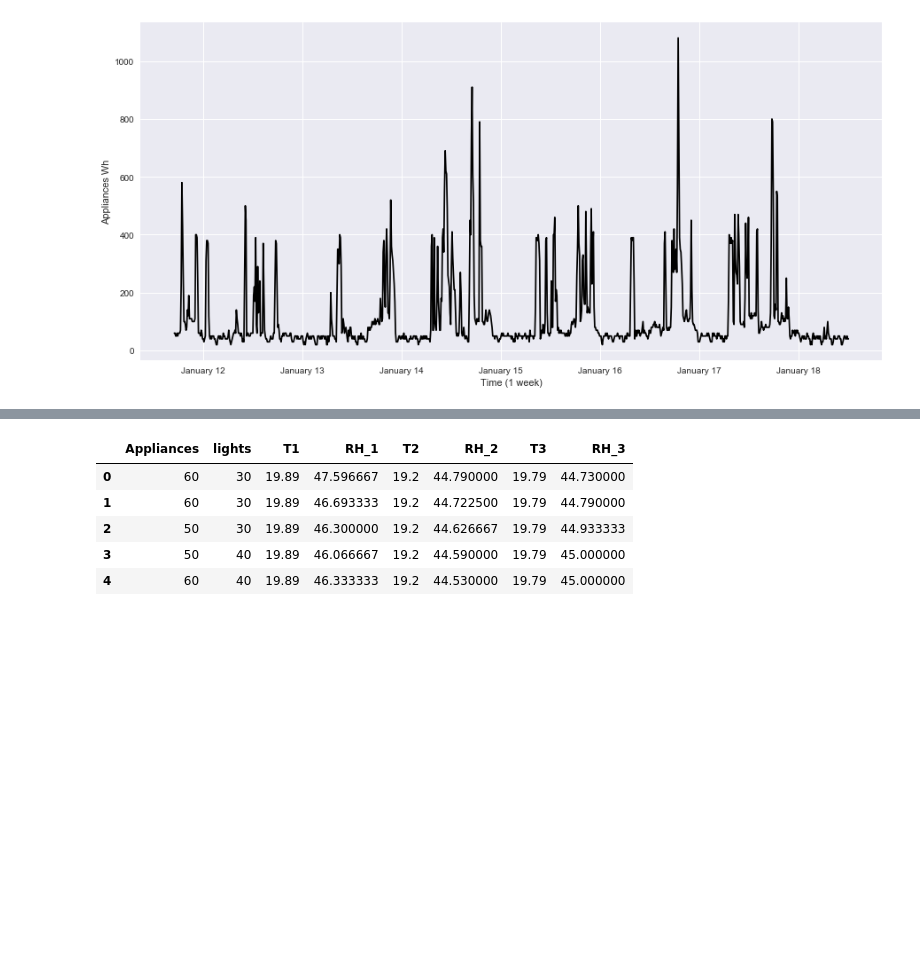
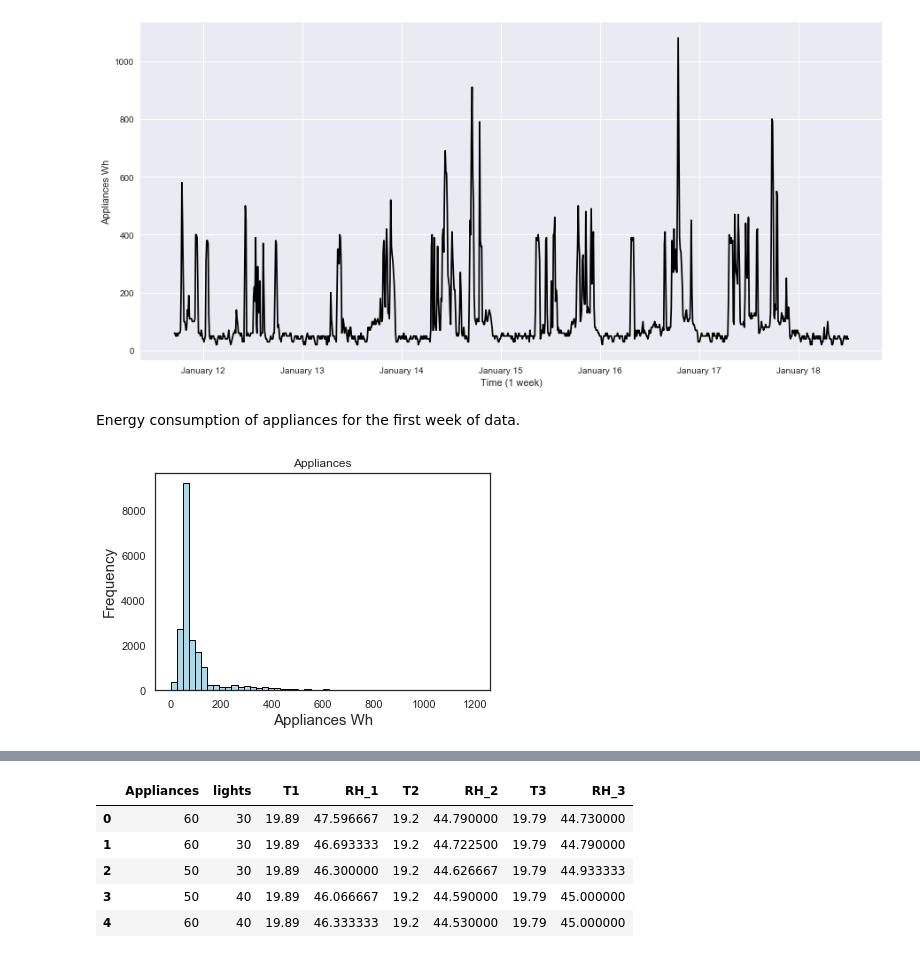
Before and after one commit to arianaroz/comp257-portfolio-2019, a Jupyter notebook: Portfolio 2.ipynb, the cells around one changed output, grey strips where cells are left out. Saved outputs shown, nothing was run; the diff lists cells and outputs as text; code cells hidden in the pictures; blank space fills up the shorter version.

```diff
--- a/Portfolio 2.ipynb
+++ b/Portfolio 2.ipynb
@@ -74,5 +72,14 @@ plt.xlabel('Time (1 week)')
 plt.show()
 # %% [output]
 [figure]
+# %% [markdown]
+Energy consumption of appliances for the first week of data.
+# %%
+energy.hist(column='Appliances', bins=50,range=(0,1200), grid=False,color='lightblue', edgecolor='k')
+plt.xlabel("Appliances Wh", fontsize=15)
+plt.ylabel("Frequency",fontsize=15)
+plt.show()
+# %% [output]
+[figure, added]
 # %%
 sns.set(style="white", palette="husl")
```
Also changed, not shown: parts of 24 cells of this notebook.
